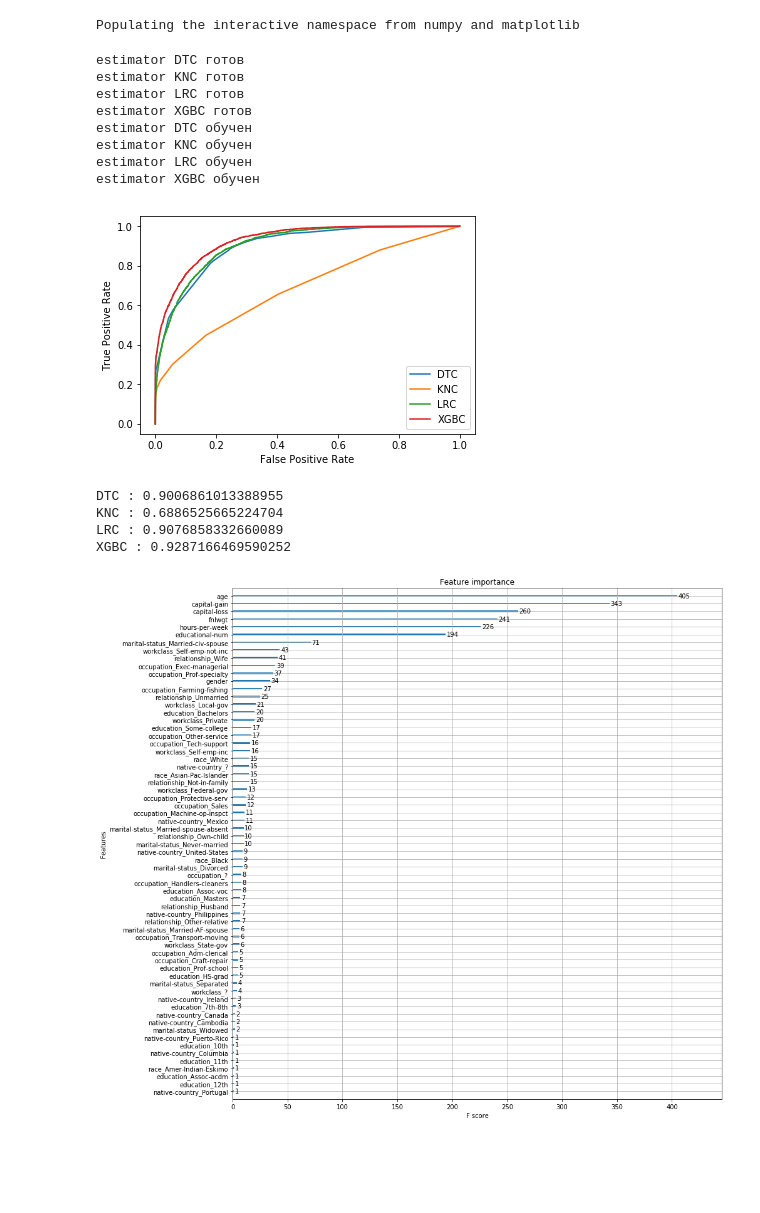
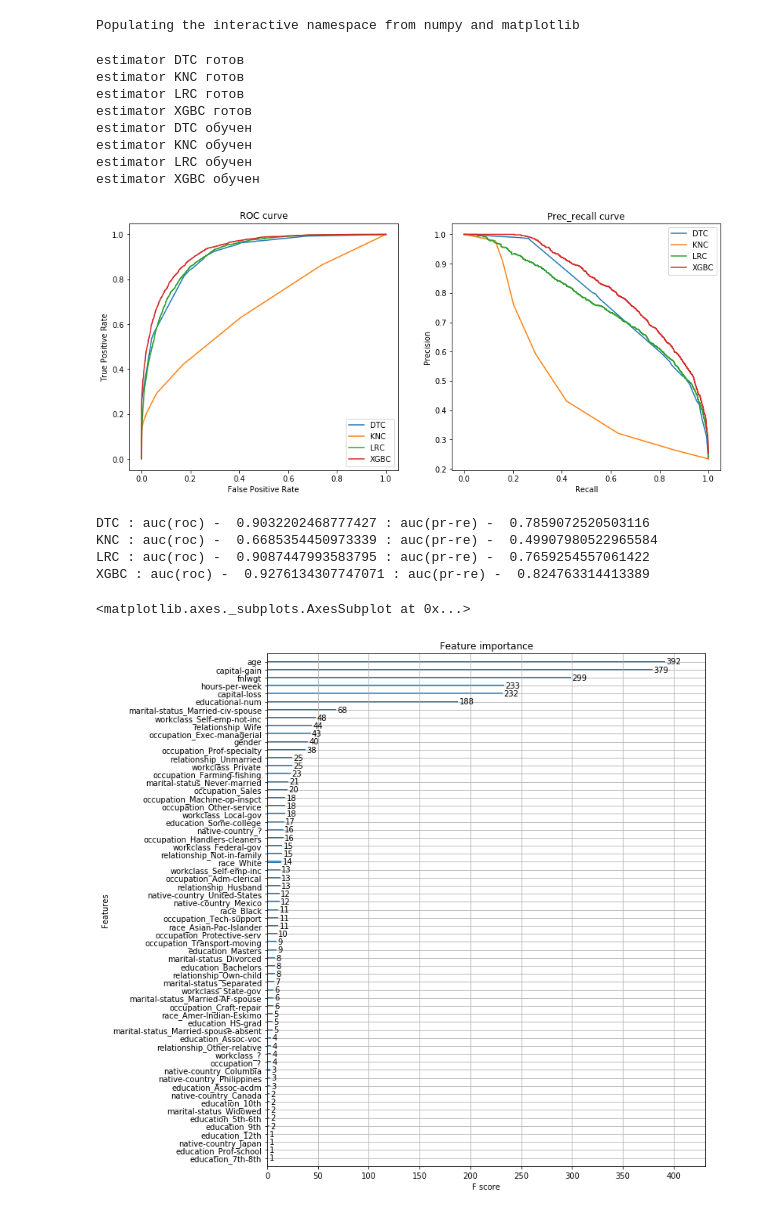
Before and after one commit to MirAlexey/netology-ds, a Jupyter notebook: HW_10/HW_10.ipynb, the cells around one changed output. Cells and saved outputs as stored; diff of their text form; code cells hidden in the pictures; blank space fills up the shorter version.

```diff
--- a/HW_10/HW_10.ipynb
+++ b/HW_10/HW_10.ipynb
@@ -152,7 +153,9 @@ def start(x,y):
     clf_list = []
     res_est = []
     predictions=[]
-    res=[]
+    res_roc=[]
+    res_prec_recall=[]
+
 
     X_train_test, X_valid, y_train_test, y_valid = train_test_split(X, y, test_size=0.25)
 
@@ -169,21 +172,34 @@ def start(x,y):
         predictions.append(res_est[i].predict_proba( X_valid ))
 
     for i in range(len(predictions)):
-        res.append(list(roc_curve( y_valid, predictions[i][:, 1])))
+        res_roc.append(list(roc_curve( y_valid, predictions[i][:, 1])))
+        res_prec_recall.append(list(precision_recall_curve( y_valid, predictions[i][:, 1])))
 
-    for i in range(len(res)):
-        plt.plot( res[i][0], res[i][1], label = label_est[i])
+    matplotlib.rcParams['figure.figsize'] = (14, 6)
 
-    plt.xlabel('False Positive Rate')
-    plt.ylabel('True Positive Rate')
+    ax1 = plt.subplot(121)
+    ax2 = plt.subplot(122)
 
-    plt.legend( loc = 0 )
+    for i in range(len(res_roc)):
+        ax1.plot( res_roc[i][0], res_roc[i][1], label = label_est[i])
+        ax2.plot( res_prec_recall[i][1], res_prec_recall[i][0], label = label_est[i])
+
+    ax1.set_title('ROC curve')
+    ax1.set_xlabel('False Positive Rate')
+    ax1.set_ylabel('True Positive Rate')
+
+    ax2.set_title('Prec_recall curve')
+    ax2.set_xlabel('Recall')
+    ax2.set_ylabel('Precision')
+
+    ax1.legend( loc = 0 )
+    ax2.legend( loc = 0 )
     plt.show()
 
-    for i in range(len(res)):
-        print(label_est[i],':',auc( res[i][0], res[i][1]))
+    for i in range(len(res_roc)):
+        print(label_est[i],': auc(roc) - ',auc( res_roc[i][0], res_roc[i][1]), ': auc(pr-re) - ',auc( res_prec_recall[i][1], res_prec_recall[i][0]))
 
-    return {'estimators': res_est, 'predictions': predictions, 'roc_curves':res}
+    return {'estimators': res_est, 'predictions': predictions, 'roc_curves':res_roc, 'precision_recall_curves':res_prec_recall}
 # %%
 res = start(X,y)
 # %% [output]
@@ -195,20 +211,20 @@ estimator DTC обучен
 estimator KNC обучен
 estimator LRC обучен
 estimator XGBC обучен
-[figure, old version]
+[figure, new version]
-DTC : 0.9006861013388955
-KNC : 0.6886525665224704
-LRC : 0.9076858332660089
-XGBC : 0.9287166469590252
+DTC : auc(roc) -  0.9032202468777427 : auc(pr-re) -  0.7859072520503116
+KNC : auc(roc) -  0.6685354450973339 : auc(pr-re) -  0.49907980522965584
+LRC : auc(roc) -  0.9087447993583795 : auc(pr-re) -  0.7659254557061422
+XGBC : auc(roc) -  0.9276134307747071 : auc(pr-re) -  0.824763314413389
 # %%
 # посмотрим наиболее значимые переменные при постройке деревьев
 # %%
 # для  XGBClassifier
 
 import xgboost
-matplotlib.rcParams['figure.figsize'] = (14, 15)
-xgboost.plot_importance(booster=res_est[3])
-plt.savefig('HW_10_1.png')
+matplotlib.rcParams['figure.figsize'] = (10, 12)
+xgboost.plot_importance(booster=res['estimators'][3])
 # %% [output]
+<matplotlib.axes._subplots.AxesSubplot at 0x...>
-[figure, old version]
+[figure, new version]
 # %%
```
Also changed, not shown: parts of 10 cells of this notebook.
